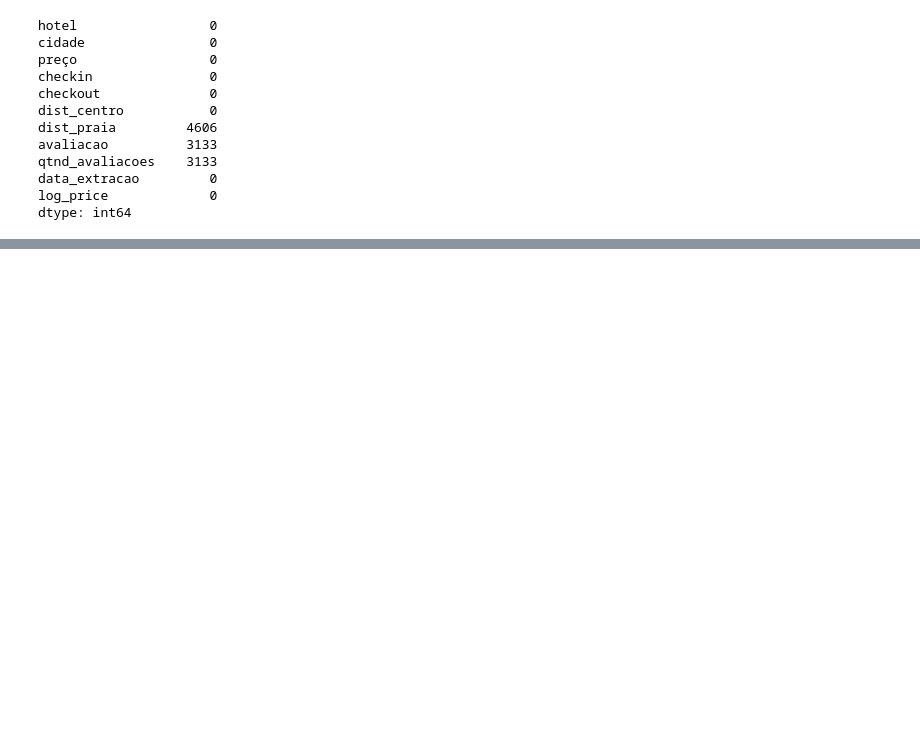
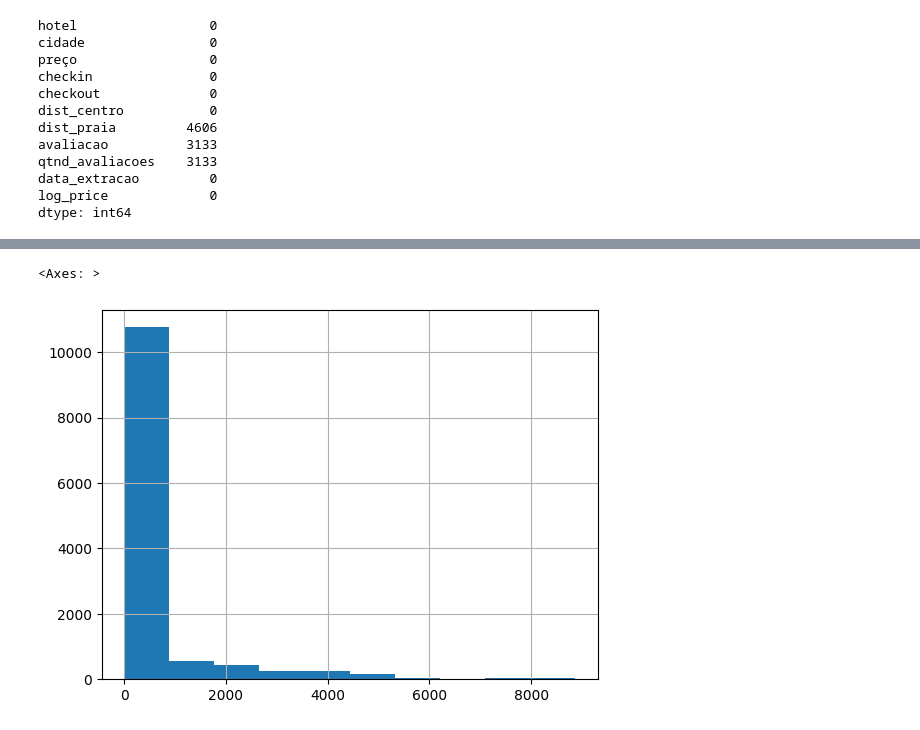
Before and after one commit to clarabarretto/data-science, a Jupyter notebook: pre-processing/pre-processing-recife.ipynb, the cells around one changed output, grey strips where cells are left out. Saved outputs shown, nothing was run; the diff lists cells and outputs as text; code cells hidden in the pictures; blank space fills up the shorter version.

```diff
--- a/pre-processing/pre-processing-recife.ipynb
+++ b/pre-processing/pre-processing-recife.ipynb
@@ -128,0 +135,5 @@ dtype: int64
+# %%
+hospedagens["qtnd_avaliacoes"].hist()
+# %% [output]
+<Axes: >
+[figure, added]
```
Also changed, not shown: parts of 11 cells of this notebook.
